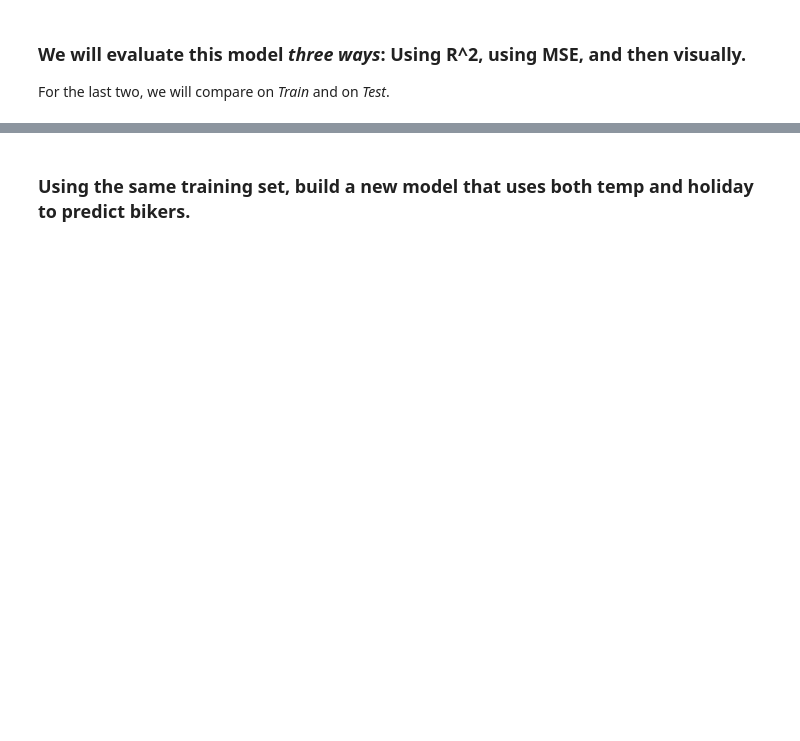
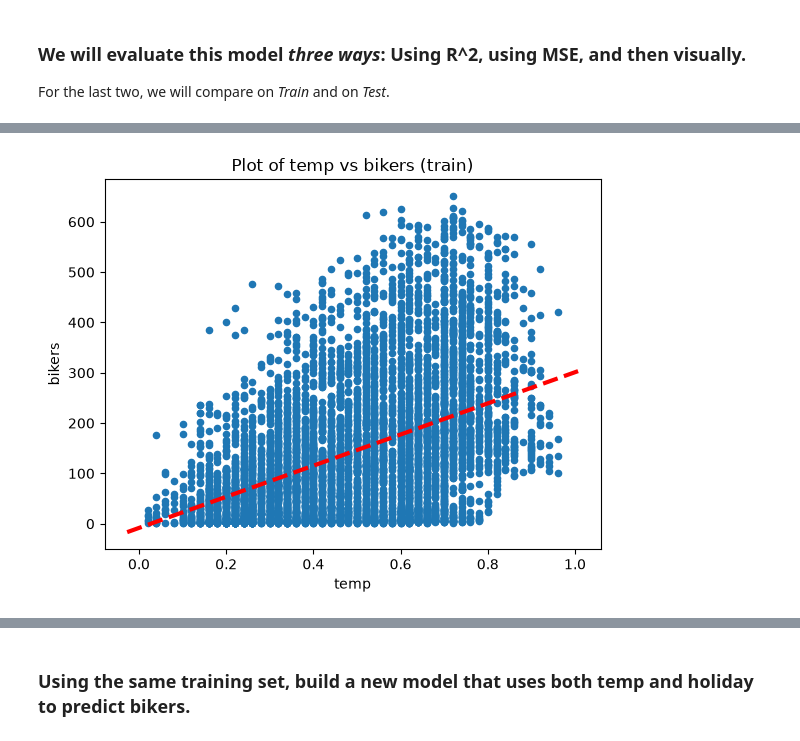
Before and after one commit to MrMoDoJoSr12/code_2600, a Jupyter notebook: mod04_linear.ipynb, the cells around one changed output, grey strips where cells are left out. Cells and saved outputs as stored; diff of their text form; code cells hidden in the pictures; blank space fills up the shorter version.

```diff
--- a/mod04_linear.ipynb
+++ b/mod04_linear.ipynb
@@ -179,11 +199,10 @@ def abline(ax, b, m, *args, **kwargs):
 # %%
 ax = Train.plot.scatter('temp', 'bikers')
 ax.set_title("Plot of temp vs bikers (train)")
-abline(ax,
-       results_1.params.iloc[0],
-       results_1.params.iloc[1],
-       'r--',
-       linewidth=3)
+abline(ax, results_1.params.iloc[0], results_1.params.iloc[1], 'r--', linewidth=3)
+#had to use chatgtp to figure out why this was erroring
+# %% [output]
+[figure, added]
 # %%
 ax = Test.plot.scatter('temp', 'bikers')
 ax.set_title("Plot of temp vs bikers (test)")
```
Also changed, not shown: parts of 17 cells of this notebook.
